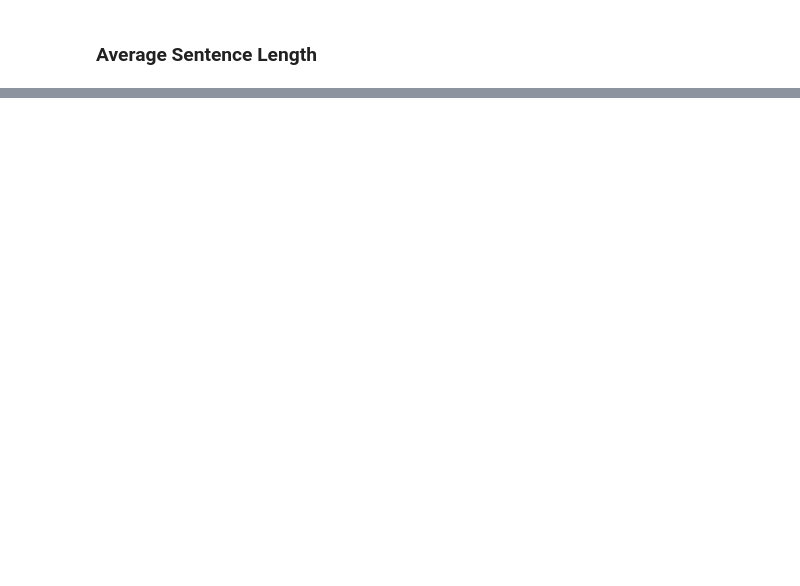
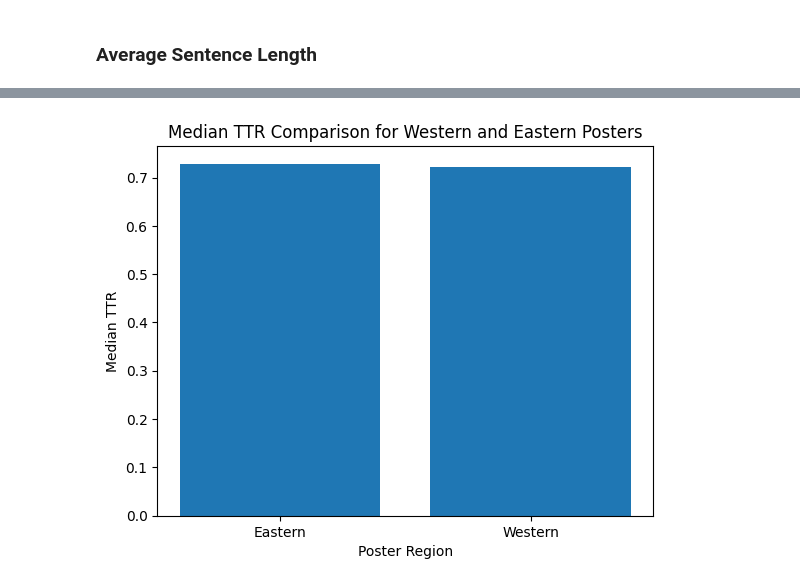
Before and after one commit to jdobladez/LangAI-Assignment, a Jupyter notebook: Data Exploration.ipynb, the cells around one changed output, grey strips where cells are left out. Cells and saved outputs as stored; diff of their text form; code cells hidden in the pictures; blank space fills up the shorter version.

```diff
--- a/Data Exploration.ipynb
+++ b/Data Exploration.ipynb
@@ -299,0 +322,27 @@ poles = grouped['Poles'].unique()
+# %%
+# Calculating TTR
+def calculate_ttr(text):
+    words = text.split()
+    unique_words = set(words)
+    return len(unique_words) / len(words)
+
+# Assuming your DataFrame is named 'reddit_df' with a column named 'post_text'
+nationality['ttr'] = nationality['post'].apply(calculate_ttr)
+grouped['ttr'] = grouped['post'].apply(calculate_ttr)
+
+# nationality.drop('Unnamed: 0', axis=1, inplace=True)
+# %%
+# Group by poster region and calculate median TTR
+median_ttr_by_region = nationality.groupby('Poles')['ttr'].median()
+
+# Create bar chart
+regions = median_ttr_by_region.index.tolist()
+median_ttr_values = median_ttr_by_region.tolist()
+
+plt.bar(regions, median_ttr_values)
+plt.xlabel("Poster Region")
+plt.ylabel("Median TTR")
+plt.title("Median TTR Comparison for Western and Eastern Posters")
+plt.show()
+# %% [output]
+[figure, added]
```
Also changed, not shown: parts of 29 cells of this notebook.
